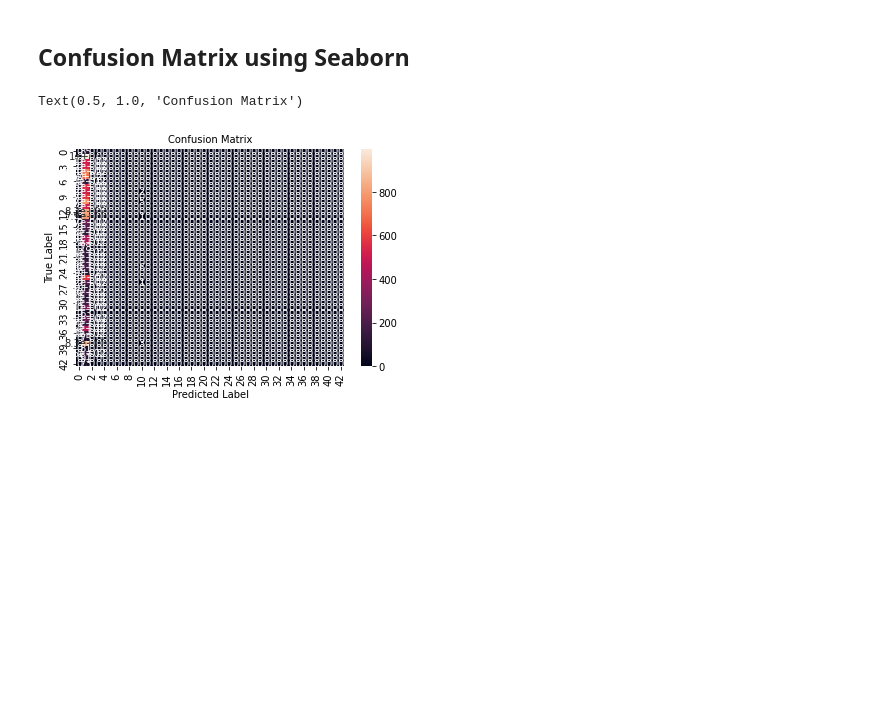
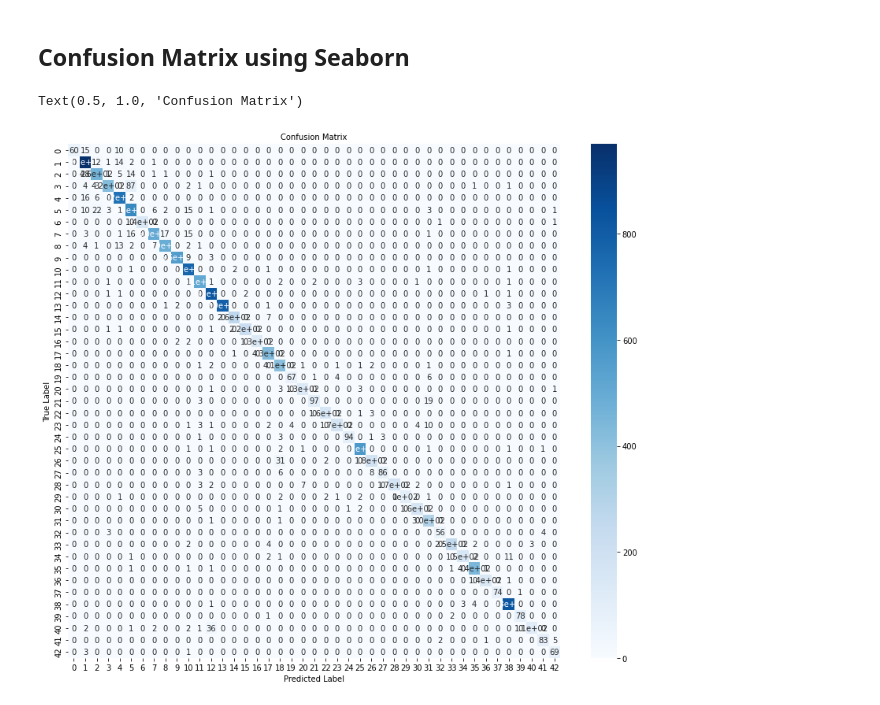
Before and after one commit to AirPro/Mod4HandsOnFreidrd, a Jupyter notebook: Mod4HandsOnFreidrd.ipynb, the cells around one changed output. Cells and saved outputs as stored; diff of their text form; code cells hidden in the pictures; blank space fills up the shorter version.

```diff
--- a/Mod4HandsOnFreidrd.ipynb
+++ b/Mod4HandsOnFreidrd.ipynb
@@ -229,13 +229,13 @@ array([[  0,  85,   0, ...,   0,   0,   0],
 # %%
 from sklearn.metrics import confusion_matrix
 import seaborn as sn
 
 cm = confusion_matrix(decoded_y_test, decoded_prediction)
-
-sn.heatmap(cm,annot=True) # fmt='d', xticklabels=labels[name],yticklabels=labels['name], cbar=False
+plt.figure(figsize=(14,12))
+sn.heatmap(cm,annot=True, cmap='Blues') # fmt='d', xticklabels=labels[name],yticklabels=labels['name], cbar=False
 plt.xlabel('Predicted Label')
 plt.ylabel('True Label')
 plt.title("Confusion Matrix", fontsize=10)
 # %% [output]
 Text(0.5, 1.0, 'Confusion Matrix')
-[figure, old version]
+[figure, new version]
```
Also changed, not shown: parts of 2 cells of this notebook.
